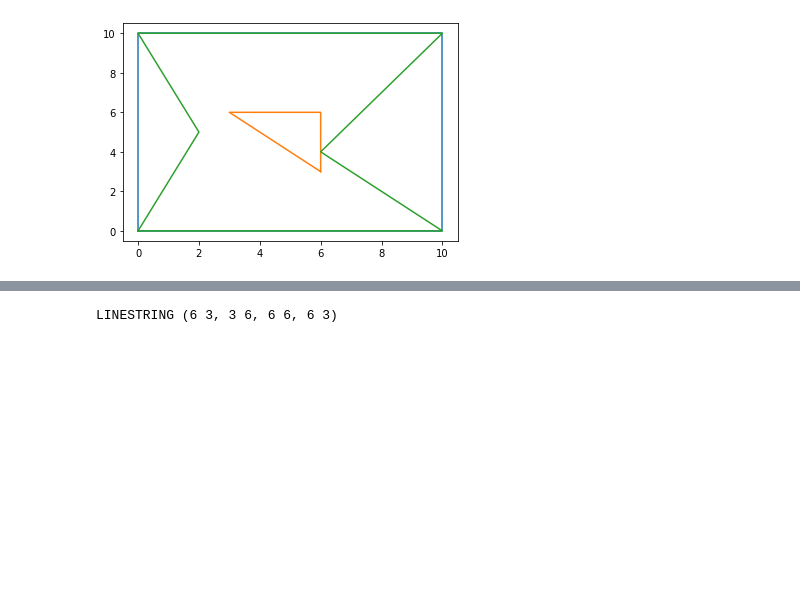
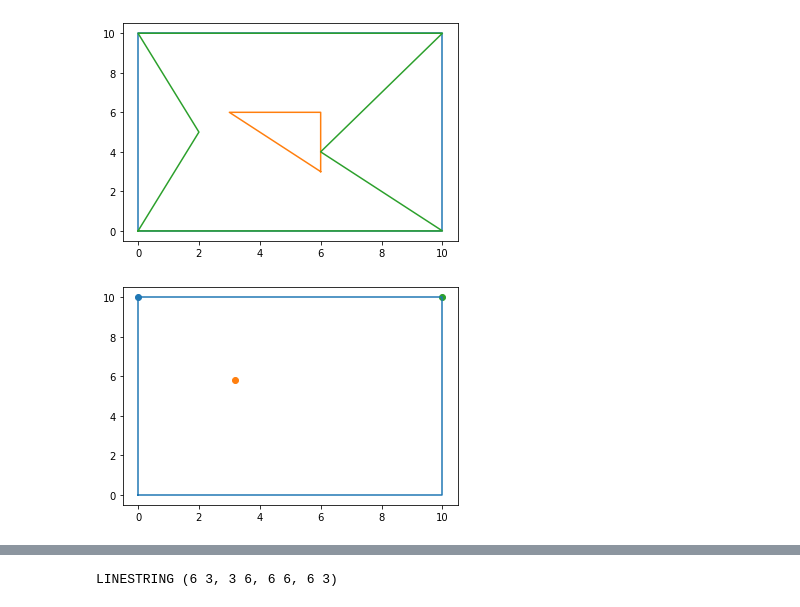
Before and after one commit to ejbosia/Fermat-Spirals, a Jupyter notebook: Shapley Tests.ipynb, the cells around one changed output, grey strips where cells are left out. Cells and saved outputs as stored; diff of their text form; code cells hidden in the pictures; blank space fills up the shorter version.

Commit message:
Add the basic sample function

```diff
--- a/Shapley Tests.ipynb
+++ b/Shapley Tests.ipynb
@@ -63,0 +112,18 @@ plot_ring(lr3)
+# %%
+result = sample(lr2, 4)
+
+
+
+
+ni = get_next_index(lr1, result[1])
+
+p0 = Point(lr1.coords[ni])
+p2 = Point(lr1.coords[ni+1])
+p1 = result[1]
+
+plot_ring(lr1)
+
+for p in [p0,p1,p2]:
+    plt.scatter(p.x,p.y)
+# %% [output]
+[figure, added]
```
Also changed, not shown: parts of 3 cells of this notebook, 2 other files.
